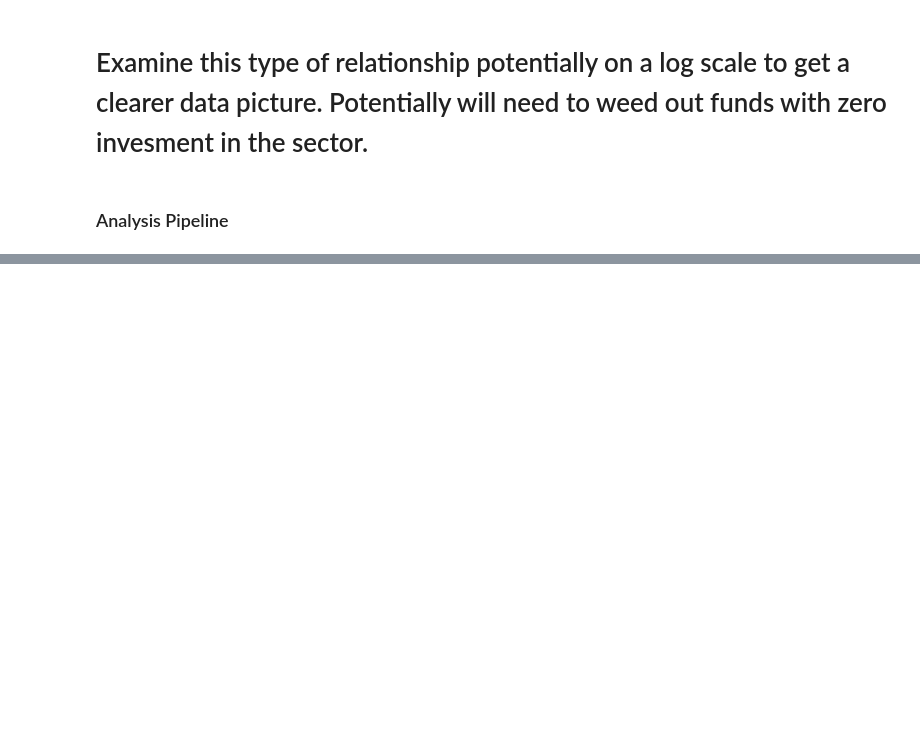
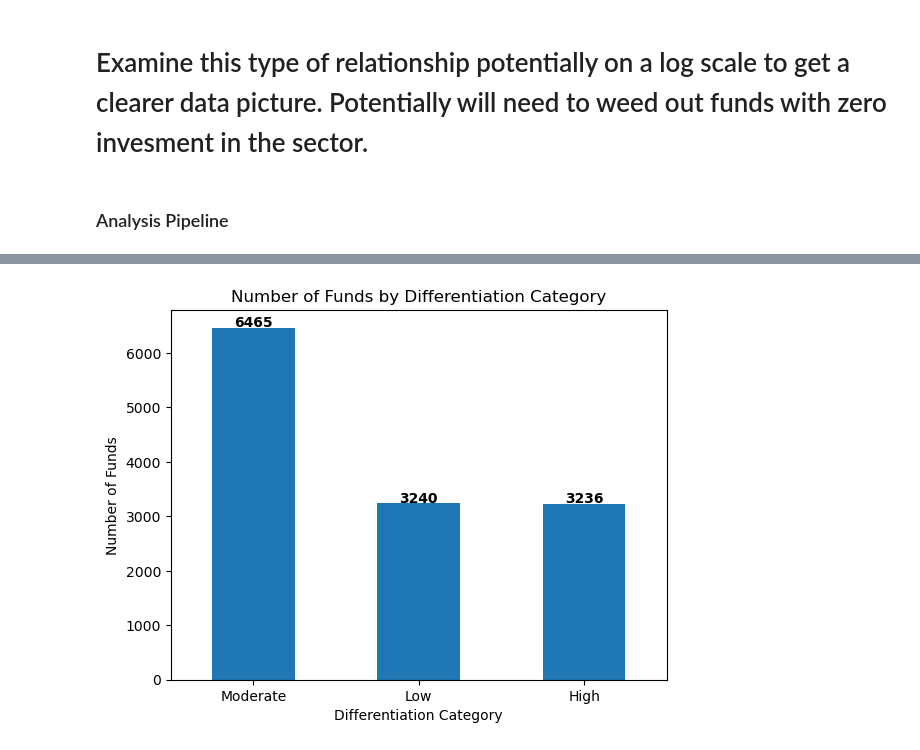
Before and after one commit to ubco-W2022T2-data301/project-group-group-57, a Jupyter notebook: analysis/analysis_Adam_Goebel.ipynb, the cells around one changed output, grey strips where cells are left out. Saved outputs shown, nothing was run; the diff lists cells and outputs as text; code cells hidden in the pictures; blank space fills up the shorter version.

```diff
--- a/analysis/analysis_Adam_Goebel.ipynb
+++ b/analysis/analysis_Adam_Goebel.ipynb
@@ -139,0 +140,14 @@ df
+# %%
+counts = df['fund_sector_differentiation'].value_counts()
+fig, ax = plt.subplots()
+counts.plot(kind='bar', rot=0)
+plt.title('Number of Funds by Differentiation Category')
+plt.xlabel('Differentiation Category')
+plt.ylabel('Number of Funds')
+
+for i, v in enumerate(counts):
+    ax.text(i, v + 10, str(v), ha='center', fontweight='bold')
+
+plt.show()
+# %% [output]
+[figure, added]
```
Also changed, not shown: parts of 18 cells of this notebook.
